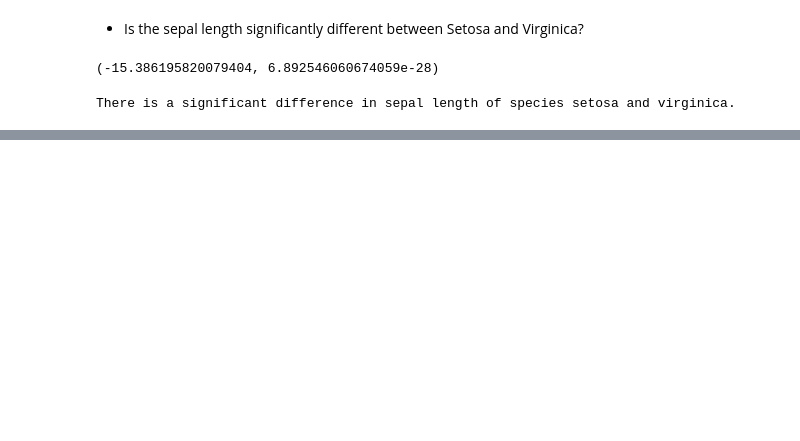
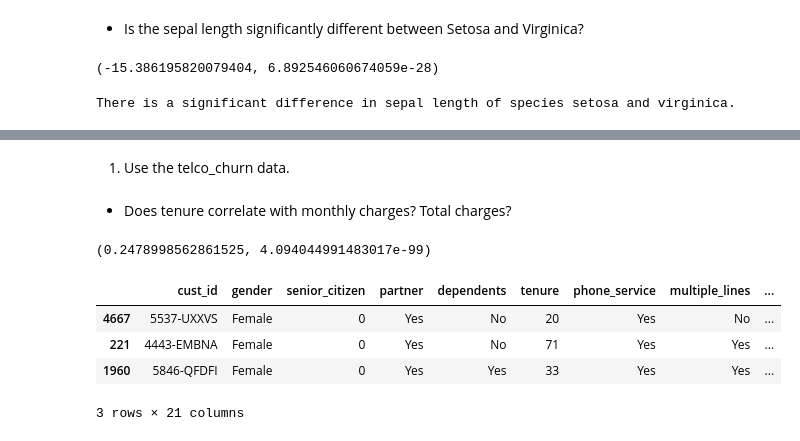
Before and after one commit to mdalton87/statistics-exercises, a Jupyter notebook: hypothesis_testing.ipynb, the cells around one changed output, grey strips where cells are left out. Cells and saved outputs as stored; diff of their text form; code cells hidden in the pictures; blank space fills up the shorter version.

```diff
--- a/hypothesis_testing.ipynb
+++ b/hypothesis_testing.ipynb
@@ -297,0 +304,2 @@ There is a significant difference in sepal length of species setosa and virginic
+# %% [markdown]
+1. Use the telco_churn data.
@@ -297,0 +309,20 @@ There is a significant difference in sepal length of species setosa and virginic
+# %% [markdown]
+- Does tenure correlate with monthly charges? Total charges?
+# %%
+x = telco.tenure
+y = telco.monthly_charges
+
+corr, p = stats.pearsonr(x, y)
+corr, p
+# %% [output]
+(0.2478998562861525, 4.094044991483017e-99)
+# %%
+non_na_telco = telco[telco.total_charges.isna() == False]
+# %%
+non_na_telco.sample(3)
+# %% [output]
+|  | cust_id | gender | senior_citizen | partner | dependents | tenure | phone_service | multiple_lines | ... |
+| 4667 | 5537-UXXVS | Female | 0 | Yes | No | 20 | Yes | No | ... |
+| 221 | 4443-EMBNA | Female | 0 | Yes | No | 71 | Yes | Yes | ... |
+| 1960 | 5846-QFDFI | Female | 0 | Yes | Yes | 33 | Yes | Yes | ... |
+3 rows × 21 columns
```
Also changed, not shown: parts of 42 cells of this notebook.
